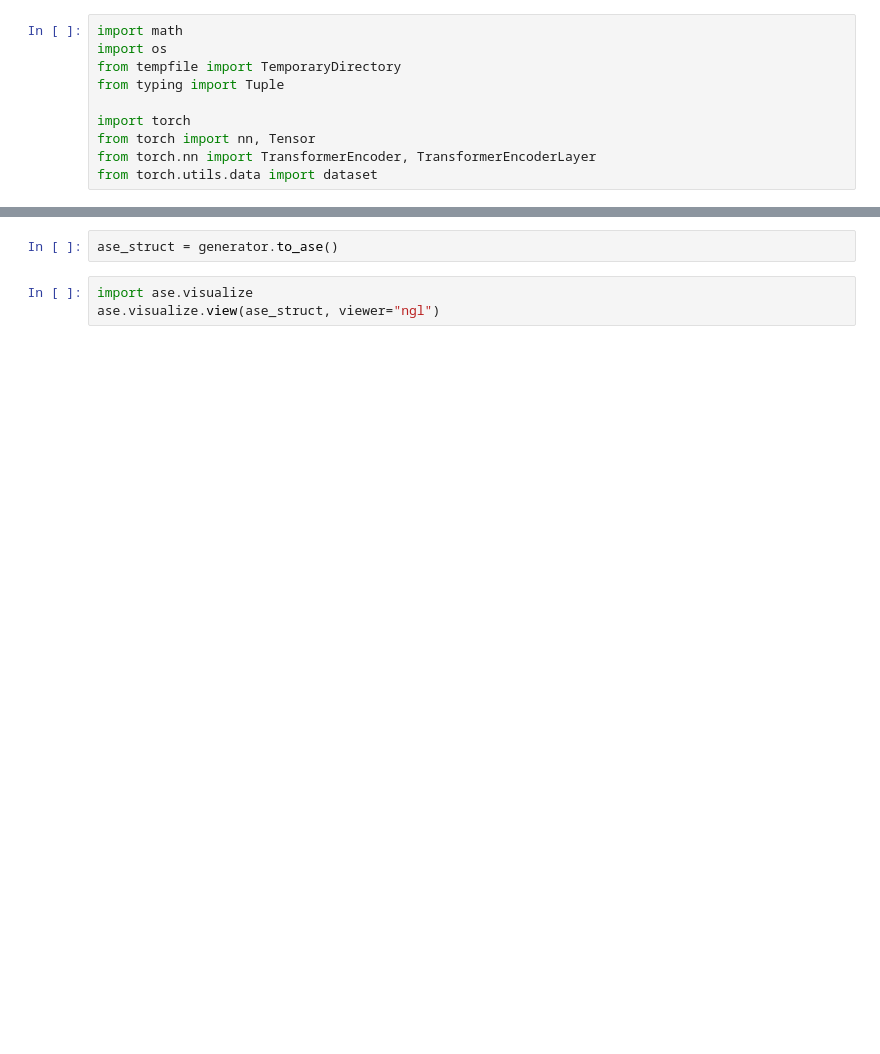
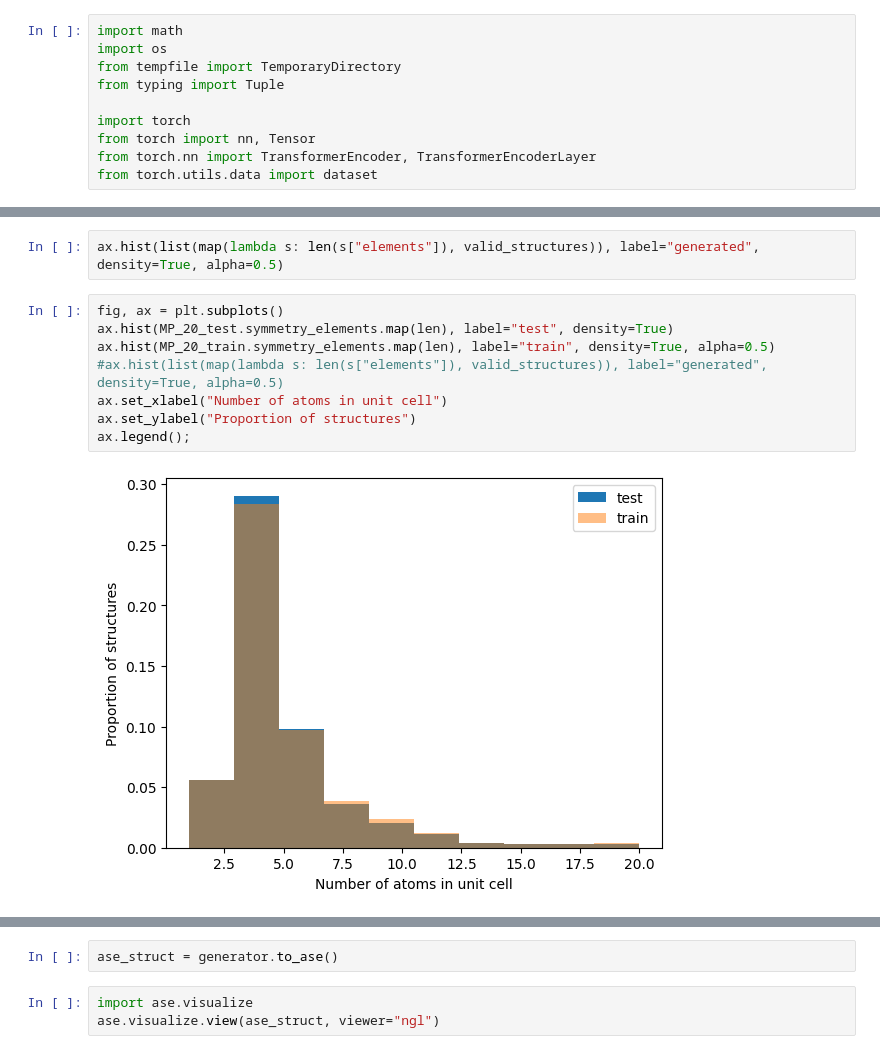
Before and after one commit to kedhip/WyckoffTransformer, a Jupyter notebook: Playground.ipynb, the cells around one changed output, grey strips where cells are left out. Saved outputs shown, nothing was run; the diff lists cells and outputs as text; blank space fills up the shorter version.

```diff
--- a/Playground.ipynb
+++ b/Playground.ipynb
@@ -455,0 +609,12 @@ generator.from_random(3, group_number, species=["C"], numIons=[mutliplicity], si
+# %%
+ax.hist(list(map(lambda s: len(s["elements"]), valid_structures)), label="generated", density=True, alpha=0.5)
+# %%
+fig, ax = plt.subplots()
+ax.hist(MP_20_test.symmetry_elements.map(len), label="test", density=True)
+ax.hist(MP_20_train.symmetry_elements.map(len), label="train", density=True, alpha=0.5)
+#ax.hist(list(map(lambda s: len(s["elements"]), valid_structures)), label="generated", density=True, alpha=0.5)
+ax.set_xlabel("Number of atoms in unit cell")
+ax.set_ylabel("Proportion of structures")
+ax.legend();
+# %% [output]
+[figure, added]
```
Also changed, not shown: parts of 80 cells of this notebook, 2 other files.
